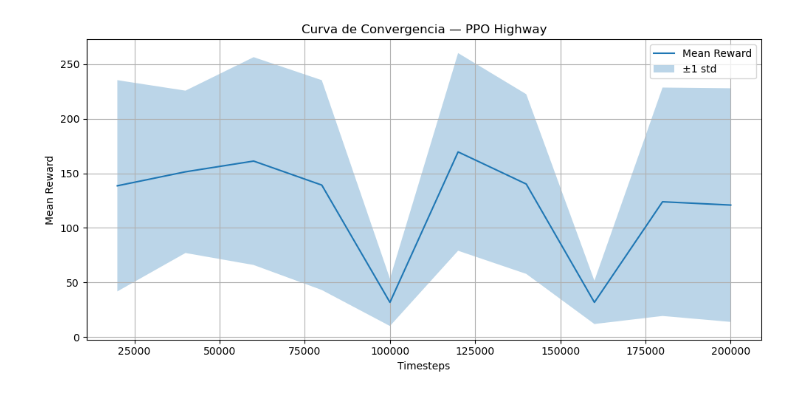
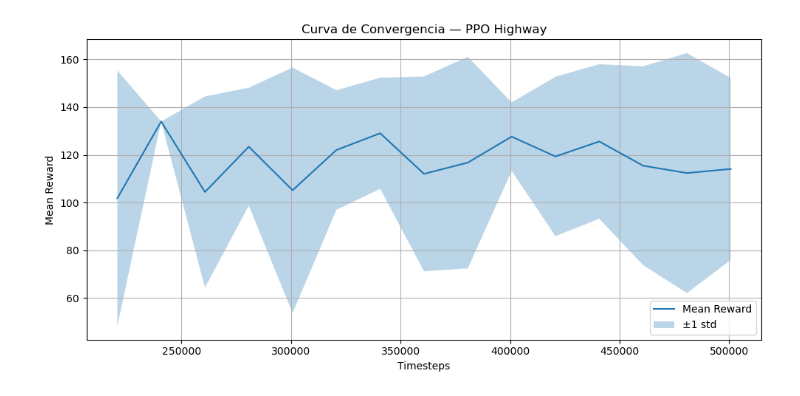
Before and after one commit to Kajachuan/ar2, a Jupyter notebook: grafico-PPO.ipynb, the cells around one changed output. Drawn from its saved outputs; the diff is of its cells as text; code cells hidden in the pictures.

```diff
--- a/grafico-PPO.ipynb
+++ b/grafico-PPO.ipynb
@@ -1,31 +1,31 @@
 # %%
 import numpy as np
 import matplotlib.pyplot as plt
 
 env_name = 'highway-v0'
-root = f'{env_name}-PPO'
+root = f'{env_name}-PPO-2'
 
 data = np.load(f"{root}/logs/evaluations.npz")
 timesteps    = data["timesteps"]
 mean_rewards = data["results"].mean(axis=1)
 std_rewards  = data["results"].std(axis=1, ddof=1)
 
 plt.figure(figsize=(10, 5))
 plt.plot(timesteps, mean_rewards, label="Mean Reward")
 plt.fill_between(
     timesteps,
     mean_rewards - std_rewards,
     mean_rewards + std_rewards,
     alpha=0.3,
     label="±1 std"
 )
 plt.xlabel("Timesteps")
 plt.ylabel("Mean Reward")
 plt.title("Curva de Convergencia — PPO Highway")
 plt.legend()
 plt.grid(True)
 plt.tight_layout()
 plt.savefig(f"{root}/logs/convergence_curve.png", dpi=150)
 plt.show()
 # %% [output]
-[figure, old version]
+[figure, new version]
```
Also changed, not shown: 8 other files.
